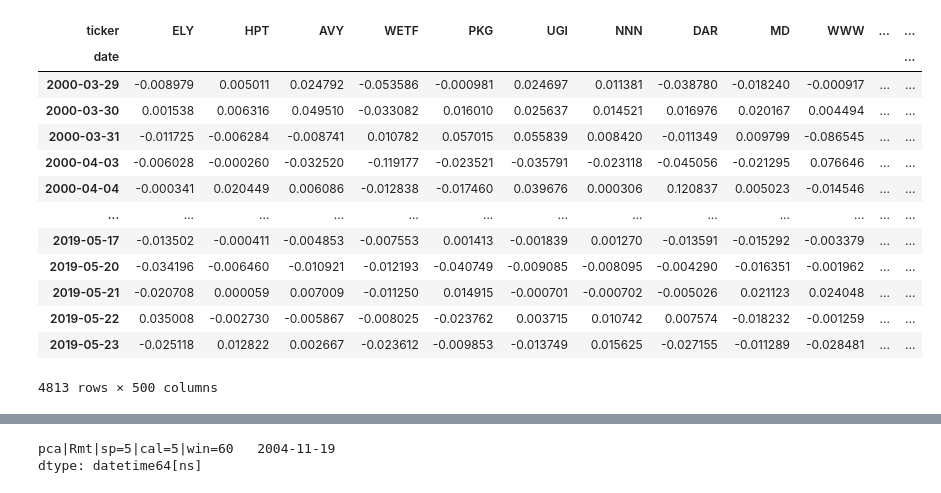
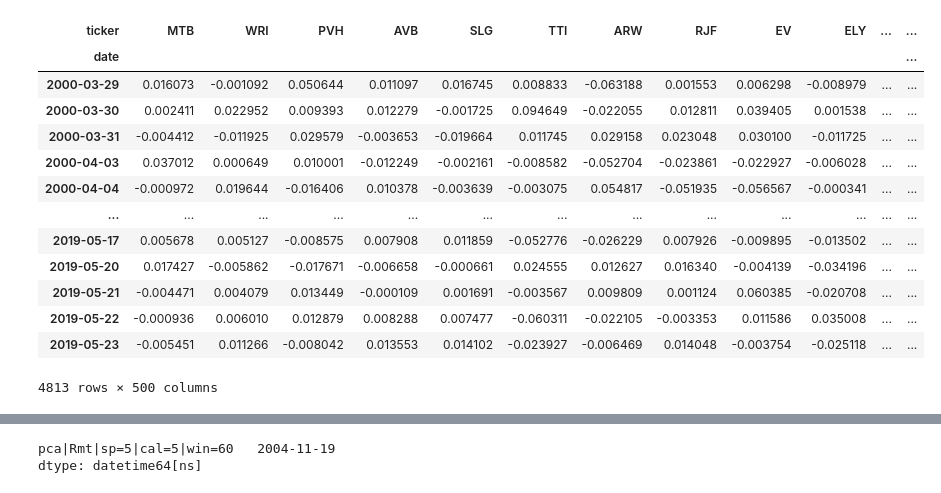
Before and after one commit to jase-clarkson/mini_1, a Jupyter notebook: stat_arb.ipynb, the cells around one changed output, grey strips where cells are left out. Cells and saved outputs as stored; diff of their text form; code cells hidden in the pictures.

```diff
--- a/stat_arb.ipynb
+++ b/stat_arb.ipynb
@@ -24,14 +22,17 @@ The line_profiler extension is already loaded. To reload it, use:
 # %%
 df = pd.read_pickle('{}/log_returns_cleaned.pkl'.format(PATH))
 
+# Remove stocks that have less than 99% clean data
 df = df.dropna(thresh=len(df)*.99, axis=1)
+# Remove days with NAs
 df = df.dropna(axis=0)
+
 spy = df['SPY']
 df = df.drop('SPY', axis=1)
-pred = pd.DataFrame(lm.LinearRegression(fit_intercept=False).fit(spy.values.reshape(-1,1), df.values).predict(spy.values.reshape(-1, 1)), index=df.index, columns=df.columns.values)
-df['AAPL'].cumsum().plot()
-plt.subplots()
+# Remove ETFs
+df = df.drop(['SPY', 'IWM', 'EEM', 'TLT', 'USO', 'GLD', 'XLF', 'XLB', 'XLK', 'XLV', 'XLI', 'XLU', 'XLY', 'XLP', 'XLE'], axis=1, errors='ignore')
 
-# df_500 = df.loc[:, df_500.index]
+# Fit OLS to get betas - subtract mkt correlation. Technically this is lookahead bias but we observe the betas change very little anyway.
+pred = pd.DataFrame(lm.LinearRegression(fit_intercept=False).fit(spy.values.reshape(-1,1), df.values).predict(spy.values.reshape(-1, 1)),
+                    index=df.index, columns=df.columns.values)
 df_excess = df - pred
-df_excess['AAPL'].cumsum().plot()
@@ -42,20 +39,21 @@ df_excess['AAPL'].cumsum().plot()
 # %%
-df_500 = pd.read_pickle('{}/cleaned_multi.pkl'.format(PATH))
-df_500 = df_500['volume'].loc[:,df.columns.values,:].unstack(1).mean().sort_values()[-500:]
-df_500 = df_excess.loc[:, df_500.index.values]
+df_500_ = pd.read_pickle('{}/cleaned_multi.pkl'.format(PATH))
+df_500_ = df_500_['volume'].loc[:,df.columns.values,:].unstack(1).mean().sort_values()[-500:]
+
+df_500 = df_excess.loc[:, df_500_.index.values]
 df_500
 # %% [output]
-| ticker | ELY | HPT | AVY | WETF | PKG | UGI | NNN | DAR | MD | WWW | ... | ... |
+| ticker | MTB | WRI | PVH | AVB | SLG | TTI | ARW | RJF | EV | ELY | ... | ... |
 | date |  |  |  |  |  |  |  |  |  |  |  | ... |
-| 2000-03-29 | -0.008979 | 0.005011 | 0.024792 | -0.053586 | -0.000981 | 0.024697 | 0.011381 | -0.038780 | -0.018240 | -0.000917 | ... | ... |
-| 2000-03-30 | 0.001538 | 0.006316 | 0.049510 | -0.033082 | 0.016010 | 0.025637 | 0.014521 | 0.016976 | 0.020167 | 0.004494 | ... | ... |
-| 2000-03-31 | -0.011725 | -0.006284 | -0.008741 | 0.010782 | 0.057015 | 0.055839 | 0.008420 | -0.011349 | 0.009799 | -0.086545 | ... | ... |
-| 2000-04-03 | -0.006028 | -0.000260 | -0.032520 | -0.119177 | -0.023521 | -0.035791 | -0.023118 | -0.045056 | -0.021295 | 0.076646 | ... | ... |
-| 2000-04-04 | -0.000341 | 0.020449 | 0.006086 | -0.012838 | -0.017460 | 0.039676 | 0.000306 | 0.120837 | 0.005023 | -0.014546 | ... | ... |
+| 2000-03-29 | 0.016073 | -0.001092 | 0.050644 | 0.011097 | 0.016745 | 0.008833 | -0.063188 | 0.001553 | 0.006298 | -0.008979 | ... | ... |
+| 2000-03-30 | 0.002411 | 0.022952 | 0.009393 | 0.012279 | -0.001725 | 0.094649 | -0.022055 | 0.012811 | 0.039405 | 0.001538 | ... | ... |
+| 2000-03-31 | -0.004412 | -0.011925 | 0.029579 | -0.003653 | -0.019664 | 0.011745 | 0.029158 | 0.023048 | 0.030100 | -0.011725 | ... | ... |
+| 2000-04-03 | 0.037012 | 0.000649 | 0.010001 | -0.012249 | -0.002161 | -0.008582 | -0.052704 | -0.023861 | -0.022927 | -0.006028 | ... | ... |
+| 2000-04-04 | -0.000972 | 0.019644 | -0.016406 | 0.010378 | -0.003639 | -0.003075 | 0.054817 | -0.051935 | -0.056567 | -0.000341 | ... | ... |
 | ... | ... | ... | ... | ... | ... | ... | ... | ... | ... | ... | ... | ... |
-| 2019-05-17 | -0.013502 | -0.000411 | -0.004853 | -0.007553 | 0.001413 | -0.001839 | 0.001270 | -0.013591 | -0.015292 | -0.003379 | ... | ... |
-| 2019-05-20 | -0.034196 | -0.006460 | -0.010921 | -0.012193 | -0.040749 | -0.009085 | -0.008095 | -0.004290 | -0.016351 | -0.001962 | ... | ... |
-| 2019-05-21 | -0.020708 | 0.000059 | 0.007009 | -0.011250 | 0.014915 | -0.000701 | -0.000702 | -0.005026 | 0.021123 | 0.024048 | ... | ... |
-| 2019-05-22 | 0.035008 | -0.002730 | -0.005867 | -0.008025 | -0.023762 | 0.003715 | 0.010742 | 0.007574 | -0.018232 | -0.001259 | ... | ... |
-| 2019-05-23 | -0.025118 | 0.012822 | 0.002667 | -0.023612 | -0.009853 | -0.013749 | 0.015625 | -0.027155 | -0.011289 | -0.028481 | ... | ... |
+| 2019-05-17 | 0.005678 | 0.005127 | -0.008575 | 0.007908 | 0.011859 | -0.052776 | -0.026229 | 0.007926 | -0.009895 | -0.013502 | ... | ... |
+| 2019-05-20 | 0.017427 | -0.005862 | -0.017671 | -0.006658 | -0.000661 | 0.024555 | 0.012627 | 0.016340 | -0.004139 | -0.034196 | ... | ... |
+| 2019-05-21 | -0.004471 | 0.004079 | 0.013449 | -0.000109 | 0.001691 | -0.003567 | 0.009809 | 0.001124 | 0.060385 | -0.020708 | ... | ... |
+| 2019-05-22 | -0.000936 | 0.006010 | 0.012879 | 0.008288 | 0.007477 | -0.060311 | -0.022105 | -0.003353 | 0.011586 | 0.035008 | ... | ... |
+| 2019-05-23 | -0.005451 | 0.011266 | -0.008042 | 0.013553 | 0.014102 | -0.023927 | -0.006469 | 0.014048 | -0.003754 | -0.025118 | ... | ... |
 4813 rows × 500 columns
```
Also changed, not shown: parts of 10 cells of this notebook.
